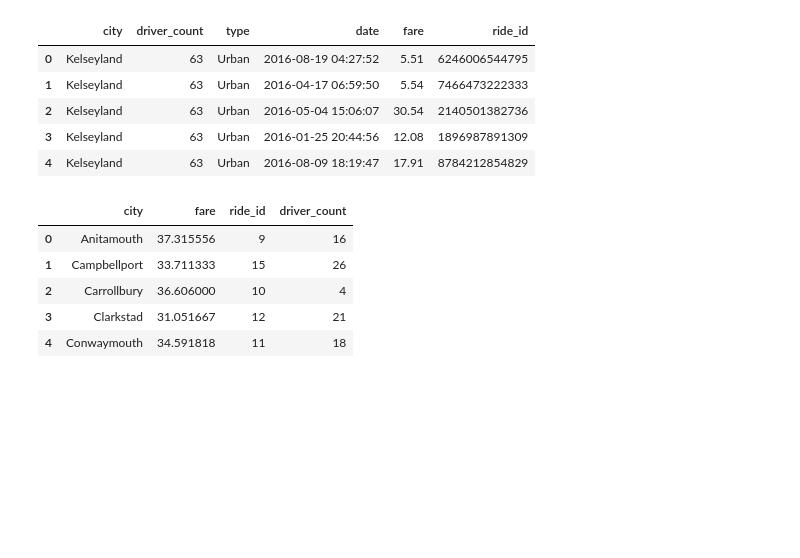
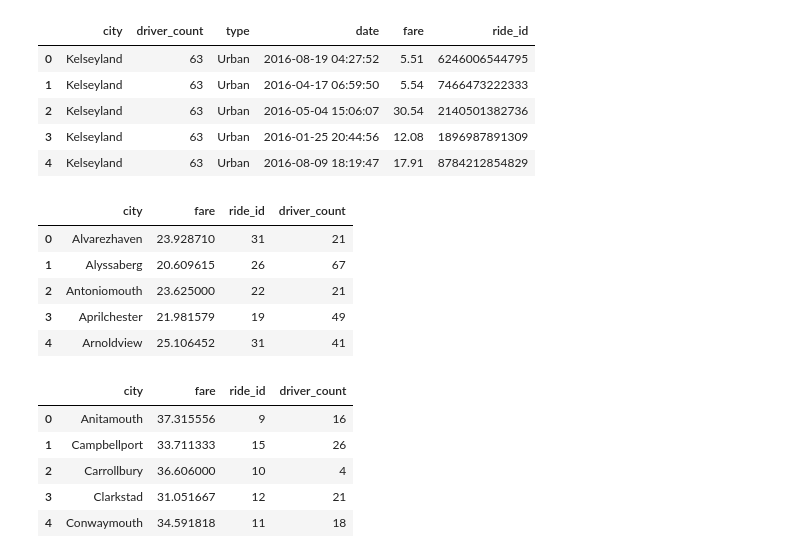
Before and after one commit to tullyvelte/RideSharingDataPlots, a Jupyter notebook: PyberPlots2.ipynb, the cells around one changed output. Drawn from its saved outputs; the diff is of its cells as text; code cells hidden in the pictures; blank space fills up the shorter version.

```diff
--- a/PyberPlots2.ipynb
+++ b/PyberPlots2.ipynb
@@ -32,34 +32,41 @@ urban_data = combined_data_df.loc[combined_data_df["type"] == "Urban"]#.count()
 urban_data = pd.DataFrame(urban_data)
 
 urban_data.head()
 
 urban_places = urban_data.groupby("city")
 
 urban_fares_avg = urban_places['fare'].mean()
 urban_fares_avg = pd.DataFrame(urban_fares_avg).reset_index()
 #urban_fares_avg.head()
 
 # * Total Number of Rides Per City
 urban_rides = urban_places['ride_id'].count()
 urban_rides = pd.DataFrame(urban_rides).reset_index()
 #urban_rides.head()
 
 # Total Number of Drivers
 
 urban_drivers = urban_places['driver_count'].max()
 urban_drivers = pd.DataFrame(urban_drivers).reset_index()
 urban_drivers['driver_count'] = pd.to_numeric(urban_drivers['driver_count'])
 #urban_drivers.head()
 
 urban_merge = pd.merge(urban_fares_avg, urban_rides, on='city', how='outer')
 #urban_merge.head()
 
 urban_merge = pd.merge(urban_fares_avg, urban_rides, on='city', how='outer')
 #urban_merge.head()
 
 urban_merge2 = pd.merge(urban_merge, urban_drivers, on='city', how='outer')
 
-#urban_merge2.head()
+urban_merge2.head()
+# %% [output]
+|  | city | fare | ride_id | driver_count |
+| 0 | Alvarezhaven | 23.928710 | 31 | 21 |
+| 1 | Alyssaberg | 20.609615 | 26 | 67 |
+| 2 | Antoniomouth | 23.625000 | 22 | 21 |
+| 3 | Aprilchester | 21.981579 | 19 | 49 |
+| 4 | Arnoldview | 25.106452 | 31 | 41 |
 # %%
 # SUBURBAN RIDE INFO
 
```
Also changed, not shown: parts of 2 cells of this notebook.
